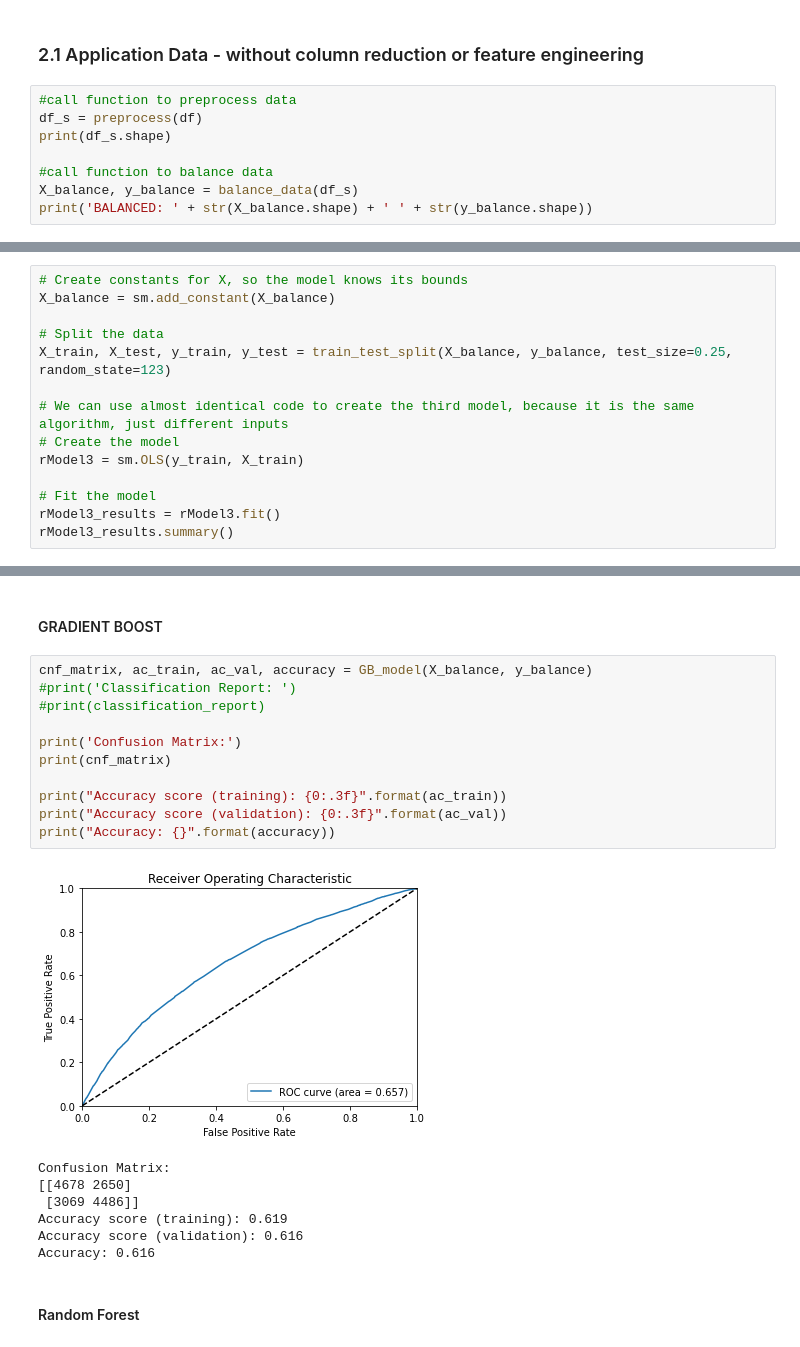
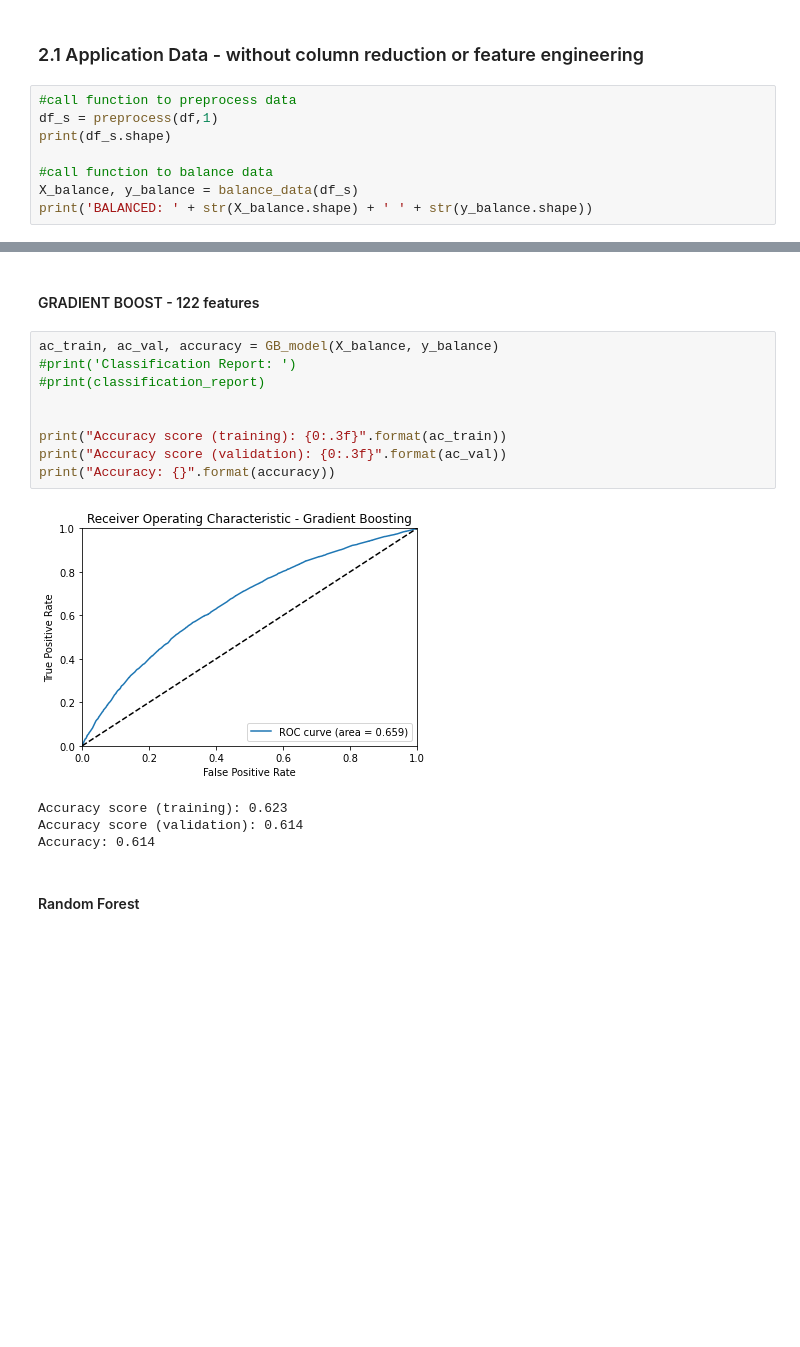
Before and after one commit to emenain/Capstone1, a Jupyter notebook: Preprocessing_Modeling.ipynb, the cells around one changed output, grey strips where cells are left out. Saved outputs shown, nothing was run; the diff lists cells and outputs as text; blank space fills up the shorter version.

```diff
--- a/Preprocessing_Modeling.ipynb
+++ b/Preprocessing_Modeling.ipynb
@@ -50,7 +161,7 @@ print(df_eng.shape)
 ### 2.1 Application Data - without column reduction or feature engineering
 # %%
 #call function to preprocess data
-df_s = preprocess(df)
+df_s = preprocess(df,1)
 print(df_s.shape)
 
 #call function to balance data
@@ -82,16 +184,2 @@ from sklearn.model_selection import train_test_split #  Provides train/test indi
 from sklearn import linear_model, preprocessing #LinearRegression fits a linear model with coefficients w = (w1, …, wp) to minimize the residual sum of squares
 import warnings # For handling error messages.
-# %%
-# Create constants for X, so the model knows its bounds
-X_balance = sm.add_constant(X_balance)
-
-# Split the data
-X_train, X_test, y_train, y_test = train_test_split(X_balance, y_balance, test_size=0.25, random_state=123)
-
-# We can use almost identical code to create the third model, because it is the same algorithm, just different inputs
-# Create the model
-rModel3 = sm.OLS(y_train, X_train)
-
-# Fit the model
-rModel3_results = rModel3.fit()
-rModel3_results.summary()
@@ -149,24 +231,19 @@ _ = plt.ylabel('Predicted Fixed Acidity Data')
 # %% [markdown]
-#### GRADIENT BOOST
+#### GRADIENT BOOST - 122 features
 # %%
-cnf_matrix, ac_train, ac_val, accuracy = GB_model(X_balance, y_balance)
+ac_train, ac_val, accuracy = GB_model(X_balance, y_balance)
 #print('Classification Report: ')
 #print(classification_report)
 
-print('Confusion Matrix:')
-print(cnf_matrix)
 
 print("Accuracy score (training): {0:.3f}".format(ac_train))
 print("Accuracy score (validation): {0:.3f}".format(ac_val))
 print("Accuracy: {}".format(accuracy))
 # %% [output]
-[figure, old version]
+[figure, new version]
-Confusion Matrix:
-[[4678 2650]
- [3069 4486]]
-Accuracy score (training): 0.619
-Accuracy score (validation): 0.616
-Accuracy: 0.616
+Accuracy score (training): 0.623
+Accuracy score (validation): 0.614
+Accuracy: 0.614
 # %% [markdown]
 #### Random Forest
 # %%
```
Also changed, not shown: parts of 28 cells of this notebook, 2 other files.
